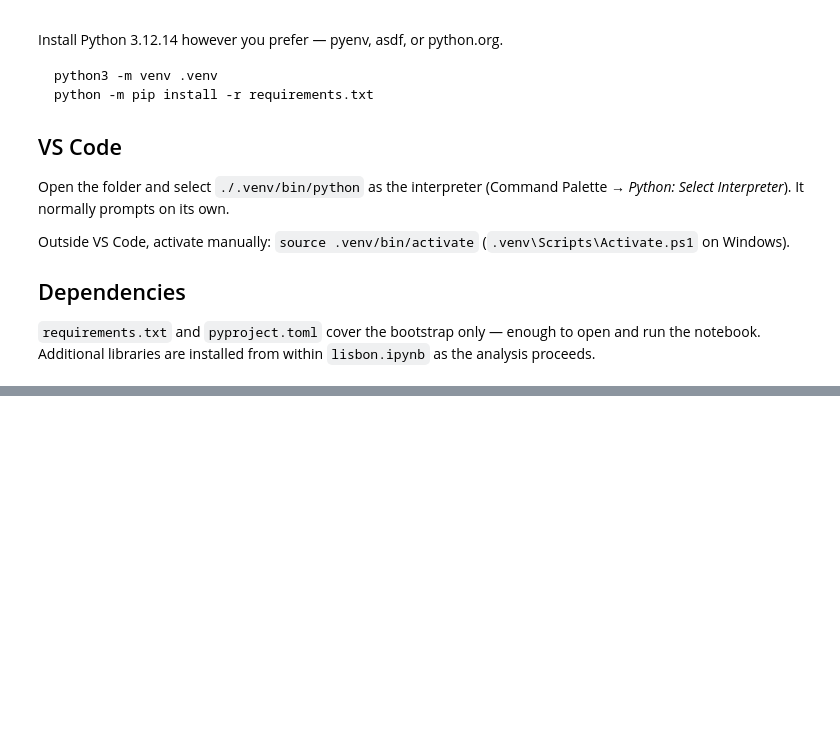
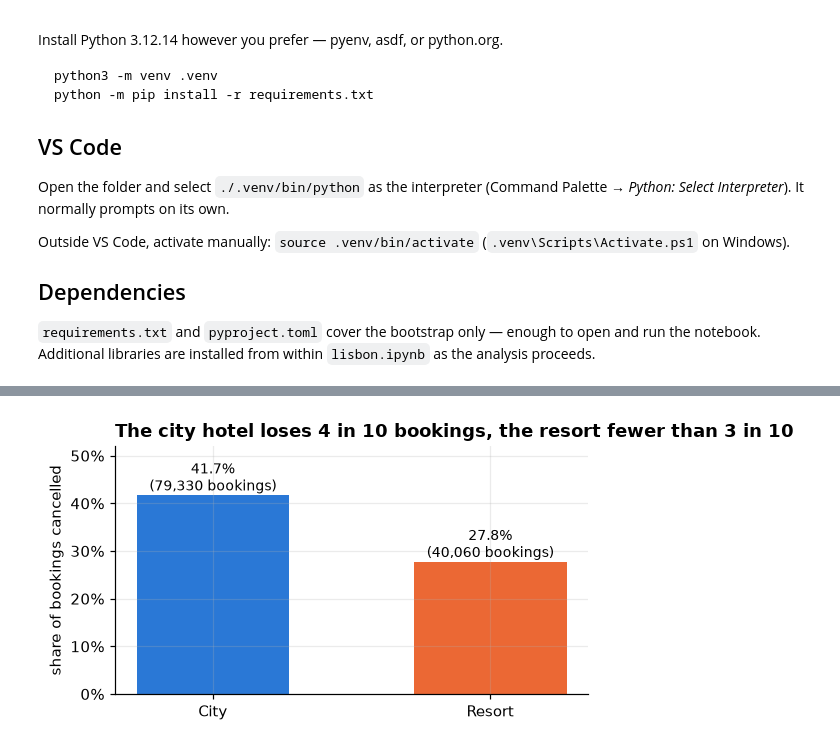
Before and after one commit to OTonGitHub/Lisbon, a Jupyter notebook: lisbon.ipynb, the cells around one changed output, grey strips where cells are left out. Saved outputs shown, nothing was run; the diff lists cells and outputs as text; code cells hidden in the pictures; blank space fills up the shorter version.

```diff
--- a/lisbon.ipynb
+++ b/lisbon.ipynb
@@ -77,8 +68,28 @@ Note: you may need to restart the kernel to use updated packages.
 # %%
 import pandas as pd
+import numpy as np
+import matplotlib.pyplot as plt
 
-h1 = pd.read_csv("data/H1.csv")   # resort hotel
-h2 = pd.read_csv("data/H2.csv")   # city hotel
-df = pd.concat([h1.assign(hotel="Resort"), h2.assign(hotel="City")], ignore_index=True)
-df.shape
+RANDOM_STATE = 42          # fixed seed used everywhere randomness appears
+np.random.seed(RANDOM_STATE)
+
+# Colourblind-safe categorical palette (fixed assignment: City=blue, Resort=orange, never re-cycled)
+C_BLUE, C_ORANGE, C_AQUA, C_YELLOW, C_MAGENTA = "#2a78d6", "#eb6834", "#1baf7a", "#eda100", "#e87ba4"
+HOTEL_COLOR = {"City": C_BLUE, "Resort": C_ORANGE}
+plt.rcParams.update({
+    "figure.dpi": 110, "axes.spines.top": False, "axes.spines.right": False,
+    "axes.grid": True, "grid.alpha": 0.25, "axes.titlelocation": "left",
+    "axes.titleweight": "bold", "figure.autolayout": True,
+})
+
+h1 = pd.read_csv("data/H1.csv")   # resort hotel, Algarve
+h2 = pd.read_csv("data/H2.csv")   # city hotel, Lisbon
+bookings = pd.concat([h1.assign(hotel="Resort"), h2.assign(hotel="City")], ignore_index=True)
+guests   = pd.read_csv("data/Guests.csv")
+payments = pd.read_csv("data/Payments.csv")
+weather  = pd.read_csv("data/Weather.csv")
+
+for name, t in [("bookings", bookings), ("guests", guests), ("payments", payments), ("weather", weather)]:
+    print(f"{name:9s} {t.shape[0]:>8,} rows x {t.shape[1]} cols")
+assert bookings.BookingID.is_unique, "BookingID should be unique across both hotels"
 # %% [output]
@@ -85,0 +140,16 @@ df.shape
+# %%
+fig, ax = plt.subplots(figsize=(5.2, 3))
+rates = bookings.groupby("hotel").IsCanceled.mean().reindex(["City", "Resort"])
+counts = bookings.hotel.value_counts()
+bars = ax.bar(rates.index, rates.values, color=[HOTEL_COLOR[h] for h in rates.index], width=0.55)
+for b, h in zip(bars, rates.index):
+    ax.annotate(f"{rates[h]:.1%}\n({counts[h]:,} bookings)",
+                (b.get_x() + b.get_width() / 2, b.get_height()), ha="center",
+                va="bottom", fontsize=9)
+ax.set_ylim(0, 0.52)
+ax.yaxis.set_major_formatter(lambda v, _: f"{v:.0%}")
+ax.set_title("The city hotel loses 4 in 10 bookings, the resort fewer than 3 in 10")
+ax.set_ylabel("share of bookings cancelled")
+plt.show()
+# %% [output]
+[figure, added]
```
Also changed, not shown: parts of 49 cells of this notebook, 11 other files.
